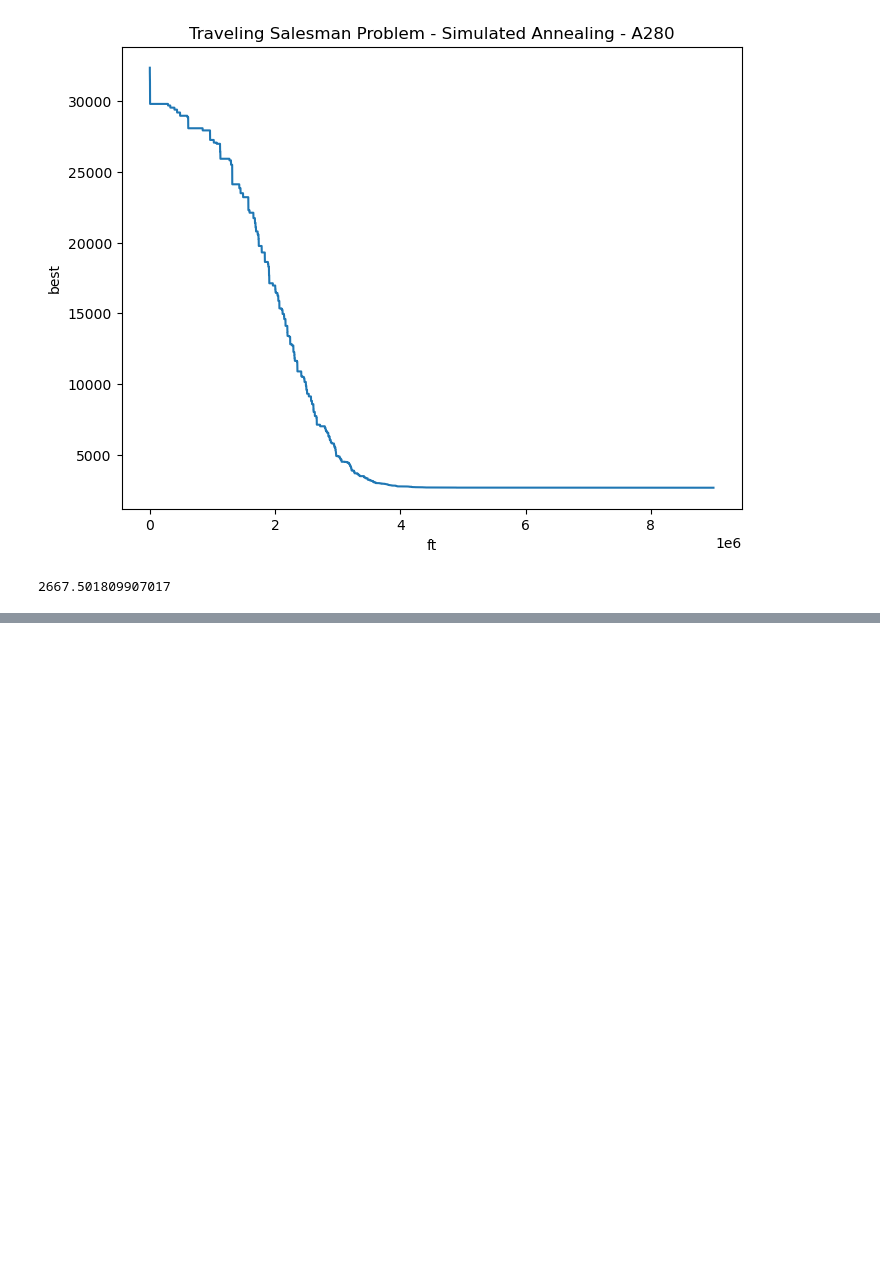
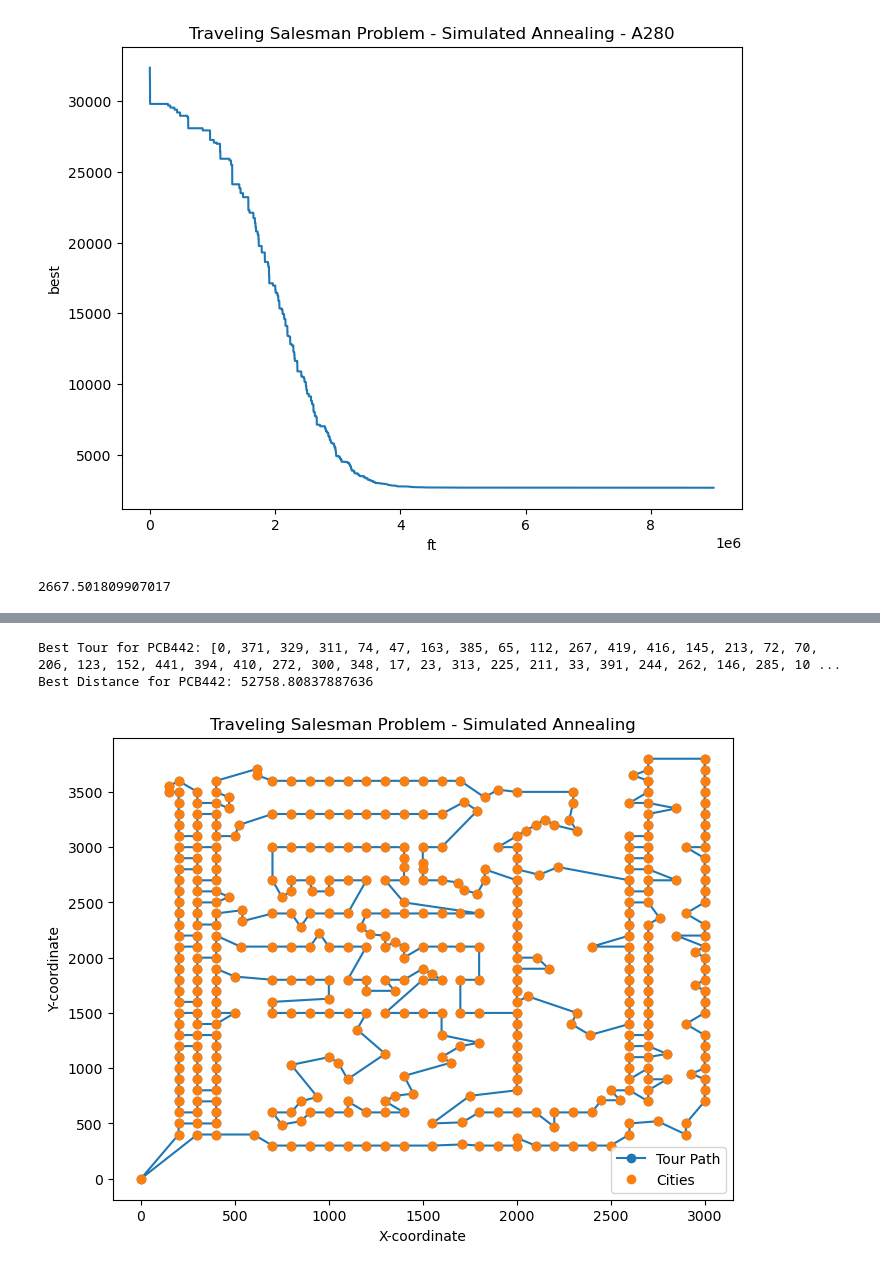
Before and after one commit to lexthegreatest/simulated_annealing, a Jupyter notebook: Jacimovic_15278247_Malash_15179192_Soroka_2834023_Assignment_3.ipynb, the cells around one changed output, grey strips where cells are left out. Drawn from its saved outputs; the diff is of its cells as text; code cells hidden in the pictures; blank space fills up the shorter version.

```diff
--- a/Jacimovic_15278247_Malash_15179192_Soroka_2834023_Assignment_3.ipynb
+++ b/Jacimovic_15278247_Malash_15179192_Soroka_2834023_Assignment_3.ipynb
@@ -720,0 +723,16 @@ print(best_dist_2opt)
+# %%
+# the name of the csv file you want to read
+file_name = 'pcb442.tsp.txt'
+
+# combine the folder path and file name to create the file path
+file_path_pcb442 = folder_path + file_name
+# %%
+tsp_file_path_pcb442 = file_path_pcb442
+cities_pcb442 = read_tsp_file(tsp_file_path_pcb442)
+random.shuffle(cities_pcb442)
+cities_norm_pcb442 = normalise_dist(cities_pcb442)
+
+initial_temp = 1400
+cooling_rate = 0.995
+# %%
+best_tour_pcb442, best_distance_pcb442, temp_arr, prob, t, fit, ft, temp_t, best_pcb442 = simulated_annealing(cities_pcb442,initial_temp,cooling_rate)
@@ -720,0 +762,10 @@ print(best_dist_2opt)
+# %%
+best_distance_pcb442 = calculate_total_distance(best_tour_pcb442, cities_pcb442)
+# %%
+print("Best Tour for PCB442:", best_tour_pcb442)
+print("Best Distance for PCB442:", best_distance_pcb442)
+plot_tour(best_tour_pcb442, cities_pcb442)
+# %% [output]
+Best Tour for PCB442: [0, 371, 329, 311, 74, 47, 163, 385, 65, 112, 267, 419, 416, 145, 213, 72, 70, 206, 123, 152, 441, 394, 410, 272, 300, 348, 17, 23, 313, 225, 211, 33, 391, 244, 262, 146, 285, 10 ...
+Best Distance for PCB442: 52758.80837887636
+[figure, added]
```
Also changed, not shown: parts of 9 cells of this notebook.
